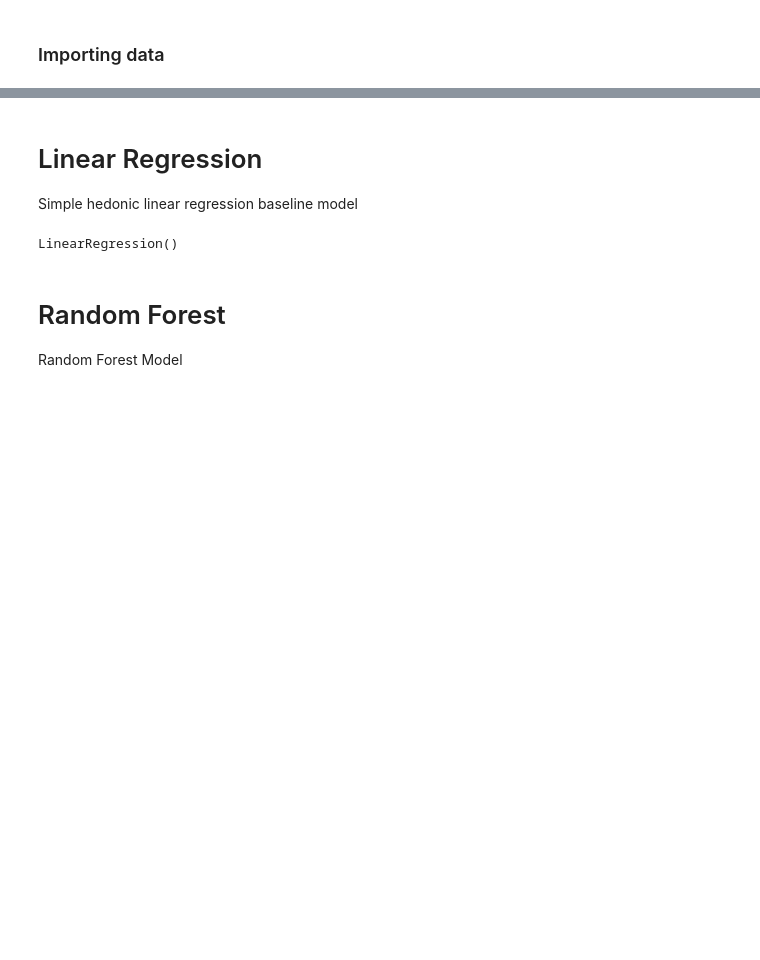
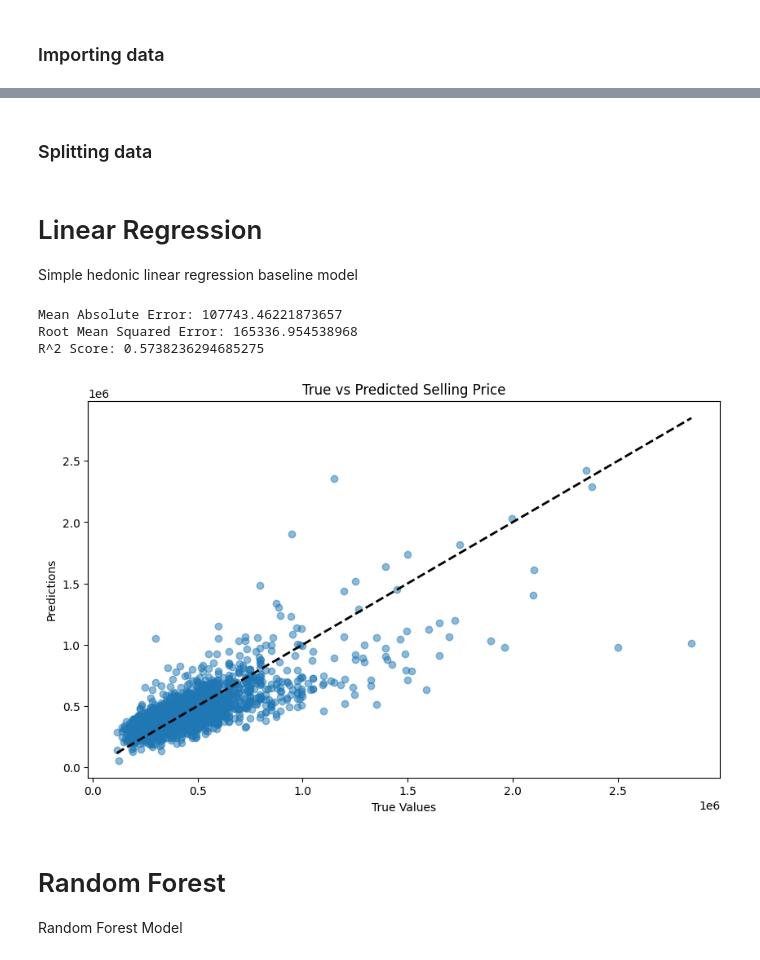
Before and after one commit to mghmm/property-ml, a Jupyter notebook: main.ipynb, the cells around one changed output, grey strips where cells are left out. Cells and saved outputs as stored; diff of their text form; code cells hidden in the pictures; blank space fills up the shorter version.

Commit message:
Added first linear model w/ minimum features

```diff
--- a/main.ipynb
+++ b/main.ipynb
@@ -12,8 +14,10 @@ conn = sqlite3.connect("./data/data.db")
 df = pd.read_sql_query(f"SELECT * FROM sales", conn)
 conn.close()
 
+# only import random 1000 lines
+df = df.sample(n=10000, random_state=1)
+
 print(df.columns)
-print(df.head())
 # %% [output]
 Index(['ID', 'Agent Name', 'Agent ID', 'Address', 'City', 'Province',
        'Postal Code', 'Municipality', 'Number of Bedrooms', 'Number of Rooms',
@@ -35,13 +71,55 @@ Index(['ID', 'Agent Name', 'Agent ID', 'Address', 'City', 'Province',
+# %% [markdown]
+### Splitting data
+# %%
+from sklearn.model_selection import train_test_split
+import pandas as pd
+# Define X and y
+X = df_sub.drop(columns=['Selling Price'])
+y = df_sub['Selling Price']
+
+# Split into training and testing sets
+X_train, X_test, y_train, y_test = train_test_split(
+    X, y, test_size=0.2, random_state=42
+)
 # %% [markdown]
 # Linear Regression
 Simple hedonic linear regression baseline model
 # %%
 from sklearn.linear_model import LinearRegression
 
 # Create model
 lr_model = LinearRegression()
+
+# Fit model
+lr_model.fit(X_train, y_train)
+
+# Make predictions
+y_pred = lr_model.predict(X_test)
+
+# Evaluate model, r2, mse, rmse
+from sklearn.metrics import r2_score, mean_absolute_error, root_mean_squared_error
+rmse = root_mean_squared_error(y_test, y_pred)
+mae = mean_absolute_error(y_test, y_pred)
+r2 = r2_score(y_test, y_pred)
+print(f"Mean Absolute Error: {mae}")
+print(f"Root Mean Squared Error: {rmse}")
+print(f"R^2 Score: {r2}")
+
+# plot the results
+import matplotlib.pyplot as plt
+import seaborn as sns
+plt.figure(figsize=(10, 6))
+plt.scatter(y_test, y_pred, alpha=0.5)
+plt.plot([y_test.min(), y_test.max()], [y_test.min(), y_test.max()], 'k--', lw=2)
+plt.xlabel('True Values')
+plt.ylabel('Predictions')
+plt.title('True vs Predicted Selling Price')
+plt.show()
 # %% [output]
-LinearRegression()
+Mean Absolute Error: 107743.46221873657
+Root Mean Squared Error: 165336.954538968
+R^2 Score: 0.5738236294685275
+[figure, added]
 # %% [markdown]
 # Random Forest
 Random Forest Model
```
Also changed, not shown: parts of 6 cells of this notebook.
